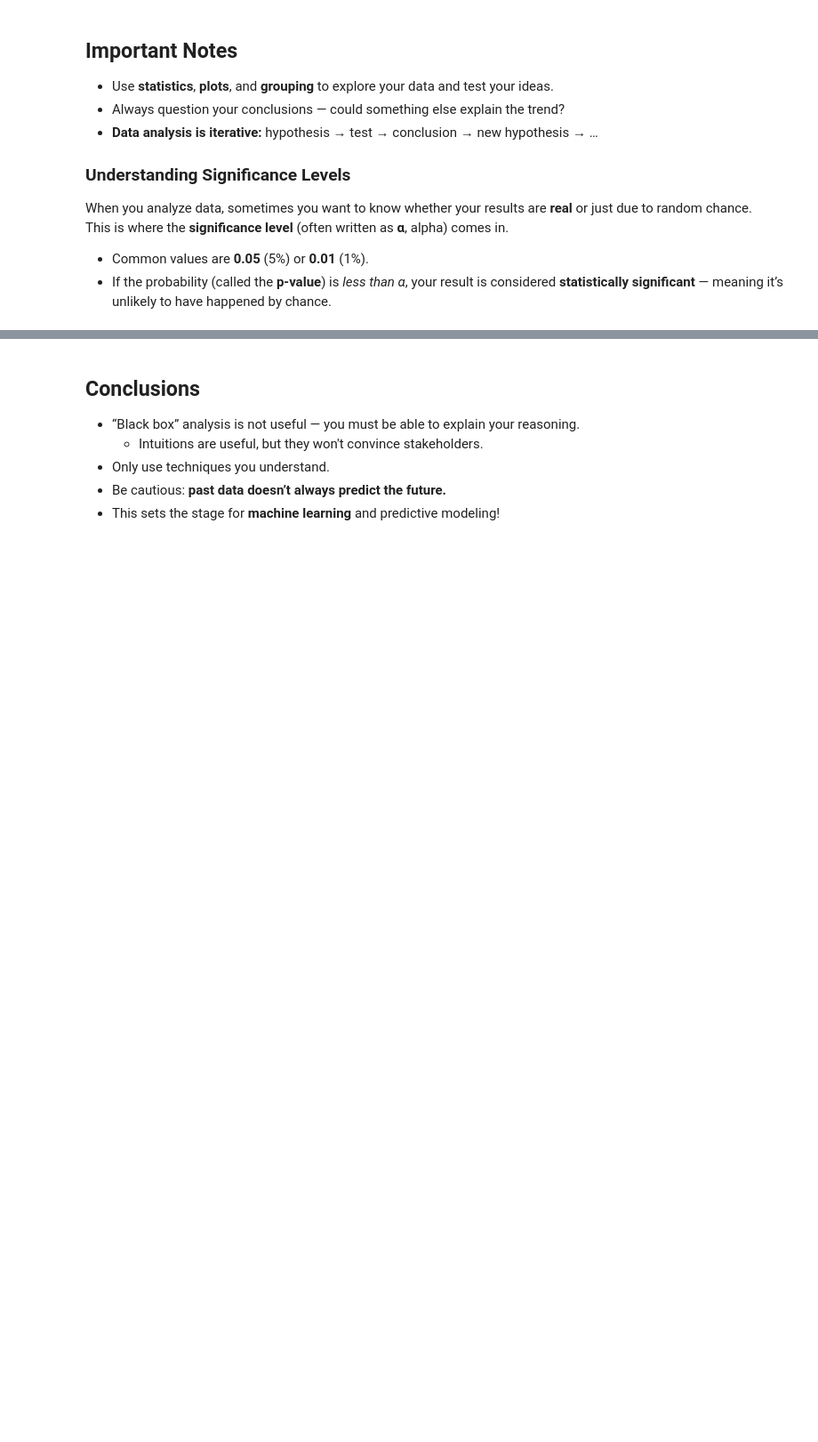
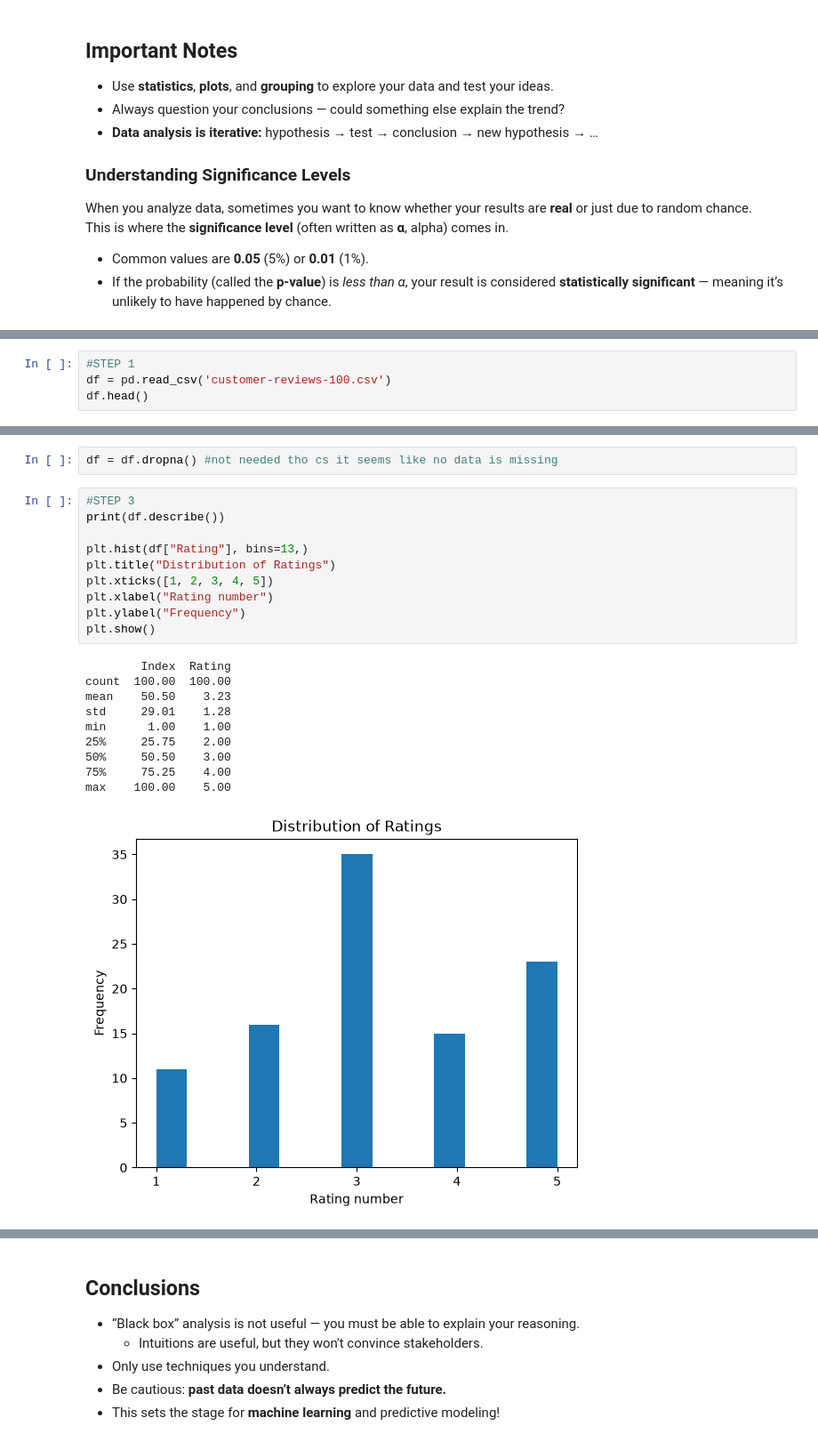
Before and after one commit to danaz-py/bwsi-comp-problem-solving, a Jupyter notebook: mod3_math_modeling/3_intro_to_data_analysis.ipynb, the cells around one changed output, grey strips where cells are left out. Shown at 89% size. Saved outputs shown, nothing was run; the diff lists cells and outputs as text; blank space fills up the shorter version.

Commit message:
Add customer reviews dataset with 100 entries for product feedback analysis

```diff
--- a/mod3_math_modeling/3_intro_to_data_analysis.ipynb
+++ b/mod3_math_modeling/3_intro_to_data_analysis.ipynb
@@ -233,0 +241,4 @@ Include **1–2 plots** that support your conclusion.
+# %%
+#STEP 1
+df = pd.read_csv('customer-reviews-100.csv')
+df.head()
@@ -233,0 +275,23 @@ Include **1–2 plots** that support your conclusion.
+# %%
+df = df.dropna() #not needed tho cs it seems like no data is missing
+# %%
+#STEP 3
+print(df.describe())
+
+plt.hist(df["Rating"], bins=13,)
+plt.title("Distribution of Ratings")
+plt.xticks([1, 2, 3, 4, 5])
+plt.xlabel("Rating number")
+plt.ylabel("Frequency")
+plt.show()
+# %% [output]
+        Index  Rating
+count  100.00  100.00
+mean    50.50    3.23
+std     29.01    1.28
+min      1.00    1.00
+25%     25.75    2.00
+50%     50.50    3.00
+75%     75.25    4.00
+max    100.00    5.00
+[figure, added]
```
Also changed, not shown: parts of 11 cells of this notebook, 1 other file.
